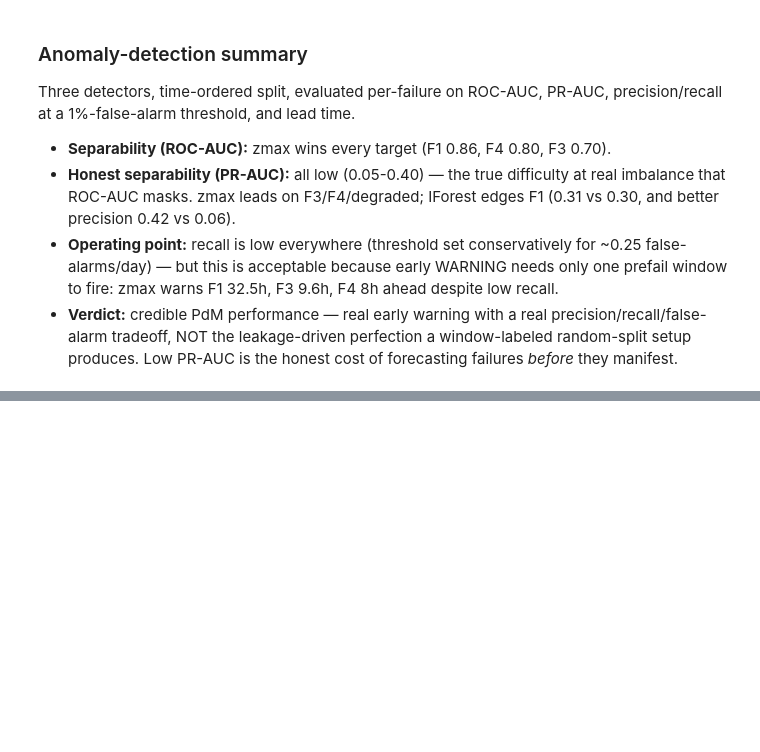
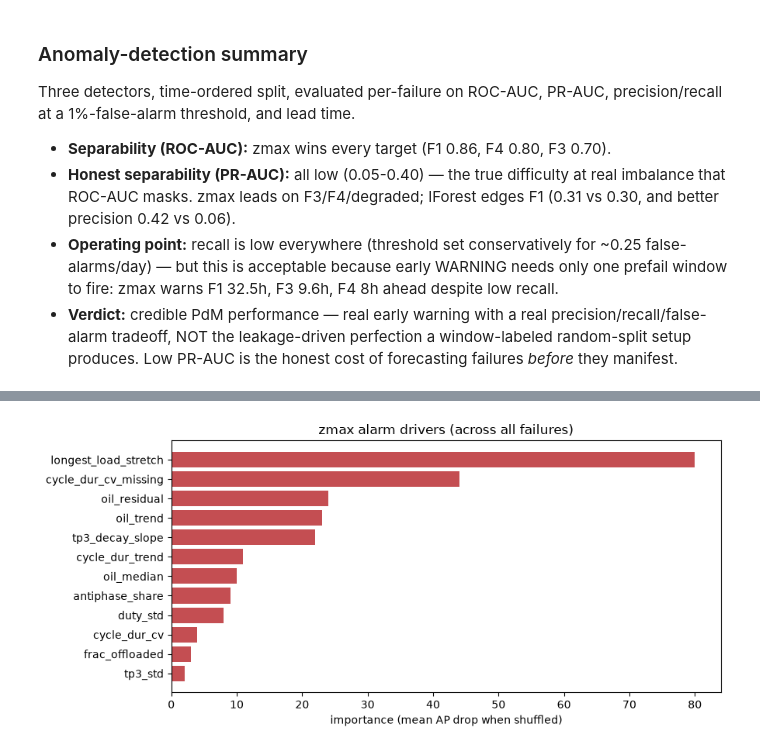
Before and after one commit to Rom5Leo/FAHM_Project, a Jupyter notebook: notebooks/05_modeling.ipynb, the cells around one changed output, grey strips where cells are left out. Saved outputs shown, nothing was run; the diff lists cells and outputs as text; code cells hidden in the pictures; blank space fills up the shorter version.

Commit message:
stage 5 complete: modeling — zmax detector wins across 3 paradigms; supervised taxonomy, verified-predictive features, multi-scale fix, forecast-residual; D27/D30-D33, L17-L18

```diff
--- a/notebooks/05_modeling.ipynb
+++ b/notebooks/05_modeling.ipynb
@@ -422,0 +583,11 @@ final report's honesty.
+# %%
+# overall: which features drive zmax across ALL failure windows?
+num = X.select_dtypes(include=[np.number])
+ts = feats["window_start"]
+fail_mask = pd.Series(False, index=feats.index)
+for _, f in fw.iterrows():
+    fail_mask |= (ts >= f["start"] - pd.Timedelta(hours=48)) & (ts <= f["end"])
+zmax_drivers = num[fail_mask].abs().idxmax(axis=1).value_counts()
+fig2 = mdl.plot_importance(zmax_drivers, "zmax alarm drivers (across all failures)", top=12, color="#C44E52")
+# %% [output]
+[figure, added]
```
Also changed, not shown: parts of 50 cells of this notebook, 3 other files.
